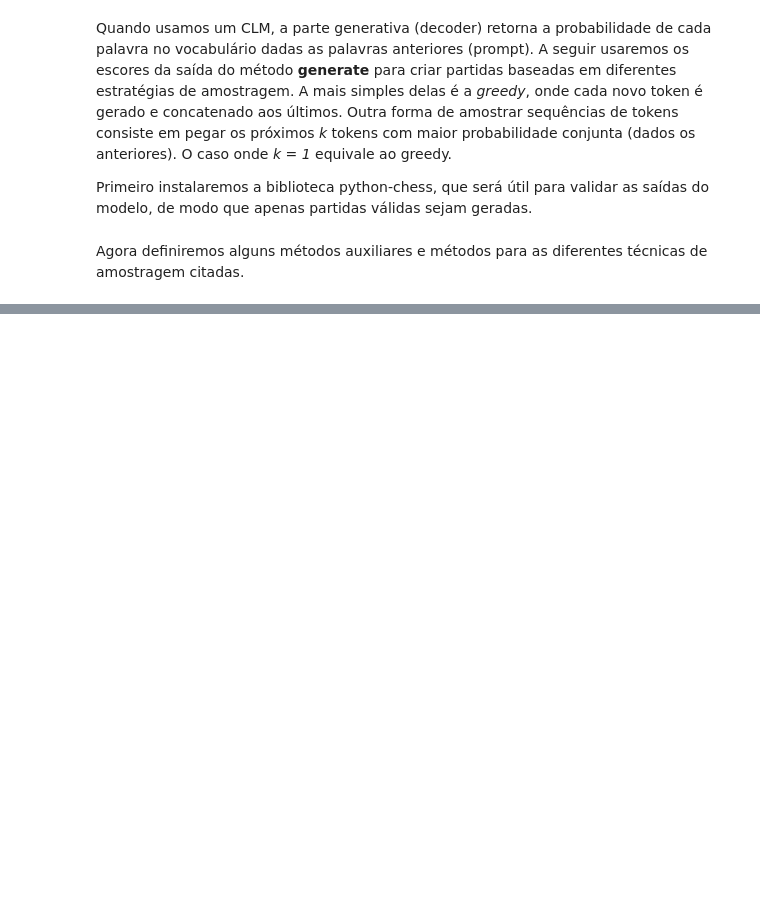
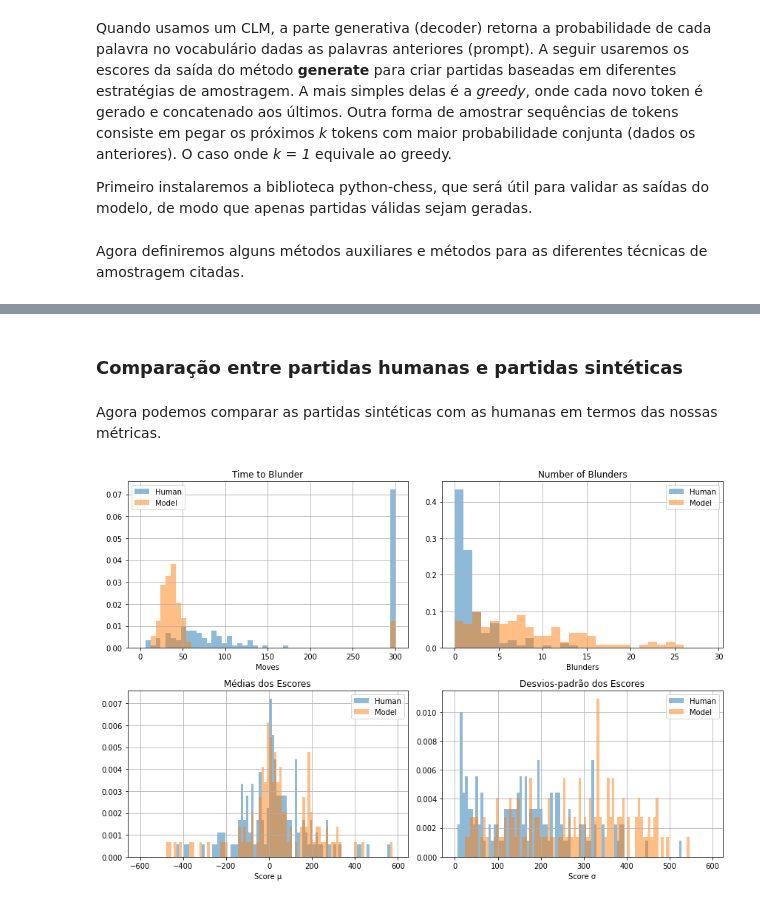
Before and after one commit to Ronnypetson/MagnusFormer, a Jupyter notebook: notebooks/PGN_Transformer.ipynb, the cells around one changed output, grey strips where cells are left out. Drawn from its saved outputs; the diff is of its cells as text; code cells hidden in the pictures; blank space fills up the shorter version.

```diff
--- a/notebooks/PGN_Transformer.ipynb
+++ b/notebooks/PGN_Transformer.ipynb
@@ -456,5 +362,0 @@ print(start)
-# %%
-prompt = 'e4'
-board = chess.Board()
-board.push_san(prompt)
-board.__str__().replace('\n', ' | ') + ' > '
@@ -709,0 +675,4 @@ If you want to take a look at models in different languages, check https://huggi
+# %% [markdown]
+### Comparação entre partidas humanas e partidas sintéticas
+# %% [markdown]
+Agora podemos comparar as partidas sintéticas com as humanas em termos das nossas métricas.
@@ -709,0 +681,42 @@ If you want to take a look at models in different languages, check https://huggi
+# %%
+human_df = pd.read_csv(f'{model_dir}/exps/human_score_metrics.csv')
+human_df.columns = [col.strip() for col in human_df.columns]
+
+synthetic_df = pd.read_csv(f'{model_dir}/exps/score_metrics_up_to_60.csv')
+synthetic_df.columns = [col.strip() for col in synthetic_df]
+
+synthetic_l3_df = pd.read_csv(f'{model_dir}/exps/score_metrics_lookahead_3_up_to_60.csv')
+synthetic_l3_df.columns = [col.strip() for col in synthetic_df]
+# %%
+def plot_dists(human_df, synthetic_df):
+  fig, axis = plt.subplots(2, 2, figsize=(12, 8))
+
+  axis[0, 0].set_title('Time to Blunder')
+  axis[0, 0].set_xlabel('Moves')
+  human_df['ttb'].hist(bins=range(0, 301, 6), alpha=0.5, density=True, ax=axis[0, 0])
+  synthetic_df['ttb'].hist(bins=range(0, 301, 6), alpha=0.5, density=True, ax=axis[0, 0])
+  axis[0, 0].legend(['Human', 'Model'])
+
+  axis[0, 1].set_title('Number of Blunders')
+  axis[0, 1].set_xlabel('Blunders')
+  human_df['nb'].hist(bins=range(0, 30), alpha=0.5, density=True, ax=axis[0, 1])
+  synthetic_df['nb'].hist(bins=range(0, 30), alpha=0.5, density=True, ax=axis[0, 1])
+  axis[0, 1].legend(['Human', 'Model'])
+
+  axis[1, 0].set_title('Médias dos Escores')
+  axis[1, 0].set_xlabel('Score μ')
+  human_df['score mean'].hist(bins=range(-600, 600, 12), alpha=0.5, density=True, ax=axis[1, 0])
+  synthetic_df['score mean'].hist(bins=range(-600, 600, 12), alpha=0.5, density=True, ax=axis[1, 0])
+  axis[1, 0].legend(['Human', 'Model'])
+
+  axis[1, 1].set_title('Desvios-padrão dos Escores')
+  axis[1, 1].set_xlabel('Score σ')
+  human_df['score std'].hist(bins=range(0, 600, 6), alpha=0.5, density=True, ax=axis[1, 1])
+  synthetic_df['score std'].hist(bins=range(0, 600, 6), alpha=0.5, density=True, ax=axis[1, 1])
+  axis[1, 1].legend(['Human', 'Model'])
+
+  fig.tight_layout()
+# %%
+plot_dists(human_df, synthetic_df)
+# %% [output]
+[figure, added]
```
Also changed, not shown: parts of 74 cells of this notebook.
